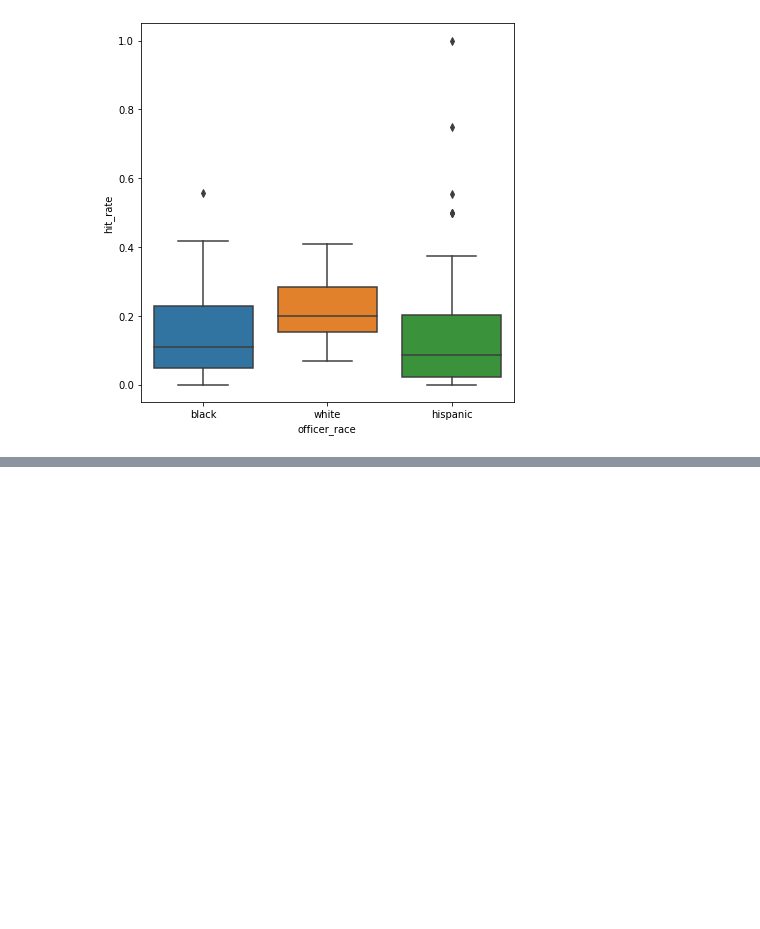
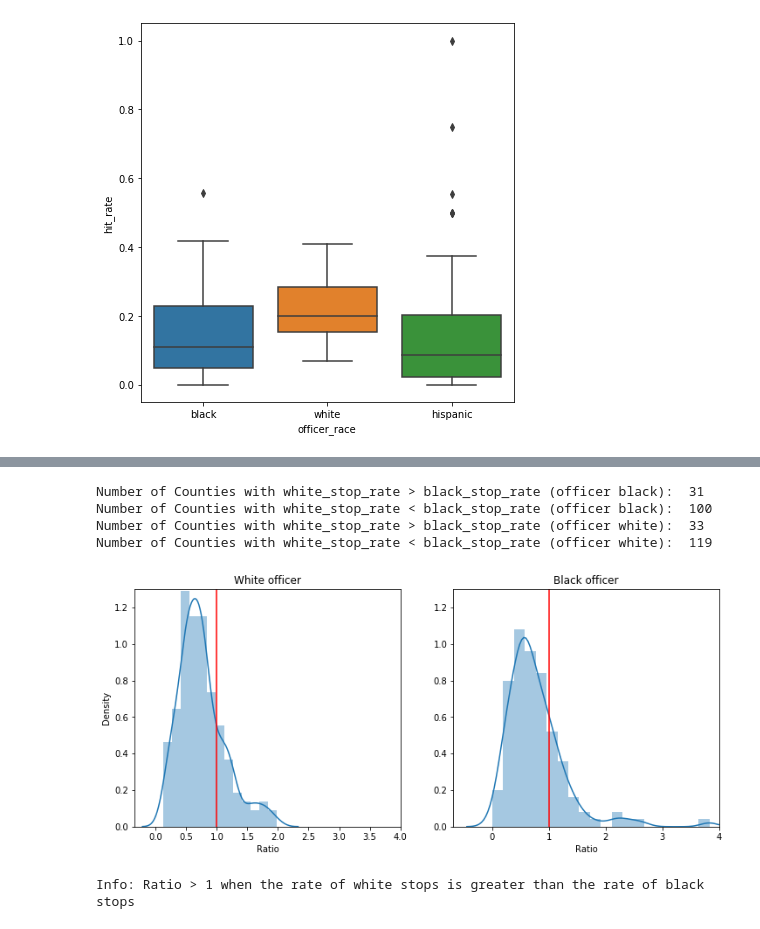
Before and after one commit to epfl-ada/ada-2020-project-milestone-p3-p3_adahn, a Jupyter notebook: extension.ipynb, the cells around one changed output, grey strips where cells are left out. Drawn from its saved outputs; the diff is of its cells as text; code cells hidden in the pictures; blank space fills up the shorter version.

```diff
--- a/extension.ipynb
+++ b/extension.ipynb
@@ -904,0 +1090,9 @@ f.savefig("figs/boxplot_hit", format="eps")
+# %%
+data_states_mapped = data_total_stops.copy()
+# Replace the state names
+data_states_mapped['state'] = data_states_mapped['state'].map(abbrev_us_state)
+# Create the cencus column for the cencus datas
+data_states_mapped['cencus'] = data_states_mapped.apply(lambda x: getStatsByCounty(x['county_name'], x['state'], df), axis=1)
+
+# Display Thomas County entry
+data_states_mapped[data_states_mapped['county_name'] == 'Thomas County']
@@ -904,0 +1156,10 @@ f.savefig("figs/boxplot_hit", format="eps")
+# %%
+# Cleaning
+# Remove entries where the rate of black or white is "inf"
+# That would mean that no black/white are registered in the cencus dataset
+county_to_remove = rates[False == rates['race_stop_rate'].replace([np.inf, -np.inf], np.nan).notna()]['county_name'].values
+length_before = len(rates);
+rates = rates[False == rates['county_name'].isin(county_to_remove)]
+
+print((length_before - len(rates))/2, " counties removed");
+print(rates['county_name'].value_counts().count() ," counties will be analyzed from ",rates['state'].value_counts().count(), " different states: ", rates['state'].value_counts().index.tolist())
@@ -904,0 +1252,41 @@ f.savefig("figs/boxplot_hit", format="eps")
+# %%
+# Display some stats about the rates
+print("Number of Counties with white_stop_rate > black_stop_rate (officer black): ", len(ratios_black_officer[ratios_black_officer['ratio'] > 1]))
+print("Number of Counties with white_stop_rate < black_stop_rate (officer black): ", len(ratios_black_officer[ratios_black_officer['ratio'] < 1]))
+
+print("Number of Counties with white_stop_rate > black_stop_rate (officer white): ", len(ratios_white_officer[ratios_white_officer['ratio'] > 1]))
+print("Number of Counties with white_stop_rate < black_stop_rate (officer white): ", len(ratios_white_officer[ratios_white_officer['ratio'] < 1]))
+
+
+warnings.filterwarnings('ignore')
+
+# Display two distibution plots, classified by police officer race
+fig, axes = plt.subplots(1, 2, figsize=(12,5))
+
+sns.distplot(ratios_white_officer['ratio'].values, ax=axes[0])
+sns.distplot(ratios_black_officer['ratio'].values, ax=axes[1])
+plt.title('Distribution of the ratios.')
+axes[0].set_ylim(ymax=1.3)
+axes[0].set_xlim(xmax=4)
+axes[0].set_title('White officer')
+axes[1].set_ylim(ymax=1.3)
+axes[1].set_xlim(xmax=4)
+axes[1].set_title('Black officer')
+
+axes[0].axvline(x=1, color='red')
+axes[1].axvline(x=1, color='red')
+
+axes[0].set_xlabel('Ratio')
+axes[1].set_xlabel('Ratio')
+axes[0].set_ylabel('Density')
+
+plt.show()
+
+print("Info: Ratio > 1 when the rate of white stops is greater than the rate of black stops")
+# %% [output]
+Number of Counties with white_stop_rate > black_stop_rate (officer black):  31
+Number of Counties with white_stop_rate < black_stop_rate (officer black):  100
+Number of Counties with white_stop_rate > black_stop_rate (officer white):  33
+Number of Counties with white_stop_rate < black_stop_rate (officer white):  119
+[figure, added]
+Info: Ratio > 1 when the rate of white stops is greater than the rate of black stops
```
Also changed, not shown: parts of 26 cells of this notebook.
